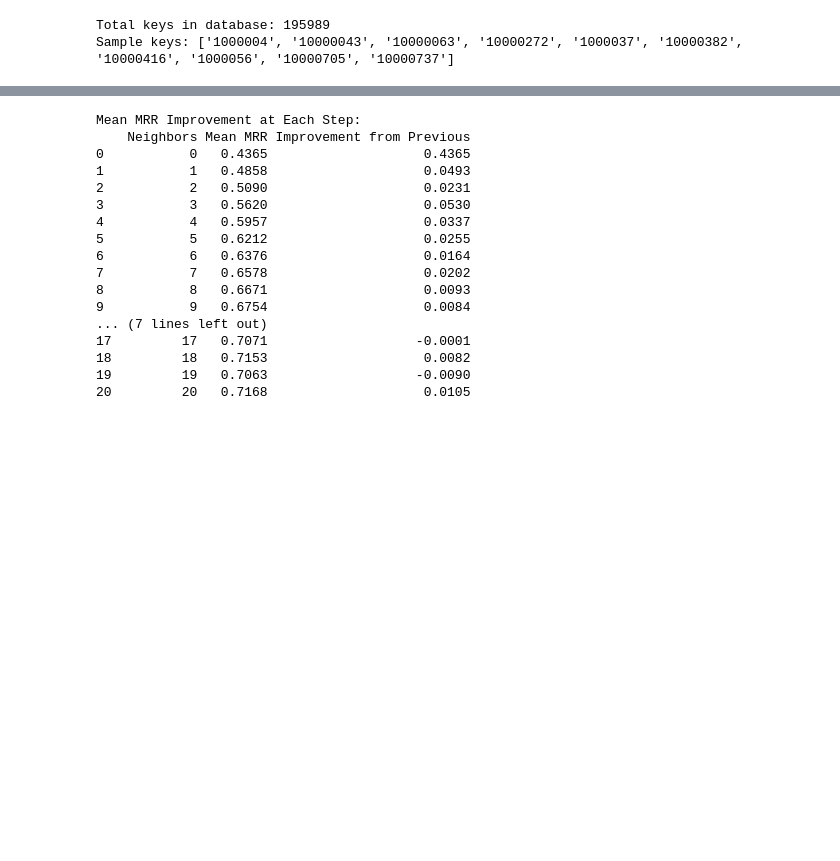
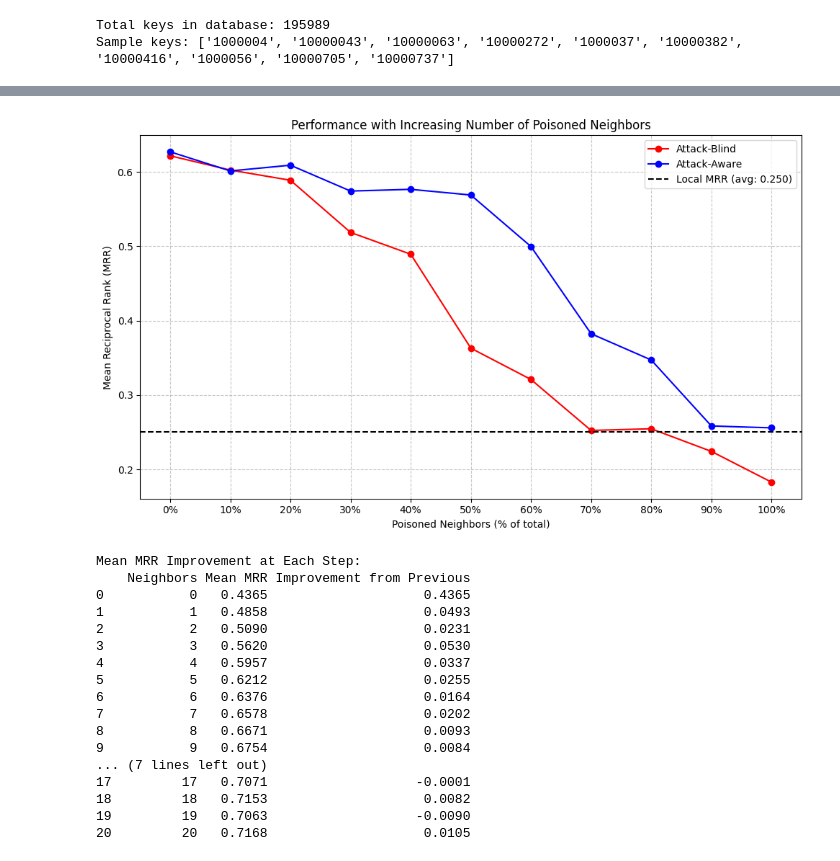
Before and after one commit to mg98/autonomos, a Jupyter notebook: notebook.ipynb, the cells around one changed output, grey strips where cells are left out. Saved outputs shown, nothing was run; the diff lists cells and outputs as text; code cells hidden in the pictures; blank space fills up the shorter version.

Commit message:
results and plotting

```diff
--- a/notebook.ipynb
+++ b/notebook.ipynb
@@ -918,3 +842,53 @@ plt.show()
+# %%
+import pandas as pd
+import matplotlib.pyplot as plt
+import numpy as np
+
+# Load the experiment results
+shapley_df = pd.read_csv('results/experiment_shapley.tsv', sep='\t', header=None)
+shapley_df = shapley_df.iloc[:100].reset_index(drop=True)
+
+
+# Extract columns
+user_ids = shapley_df[0]
+local_mrrs = shapley_df[1]
+attack_blind_mrrs = shapley_df.iloc[:, 2:13]  # Columns 2-12 (0 to 10 neighbors)
+attack_aware_mrrs = shapley_df.iloc[:, 13:24]  # Columns 13-23 (0 to 10 neighbors)
+
+# Calculate means for plotting
+mean_local_mrr = local_mrrs.mean()
+mean_attack_blind = attack_blind_mrrs.mean()
+mean_attack_aware = attack_aware_mrrs.mean()
+
+# Create x-axis values (0 to 10 neighbors with poisoning from 0% to 100%)
+x = np.arange(11)
+poison_percentages = [f"{i*10}%" for i in range(11)]
+
+# Create the plot
+plt.figure(figsize=(10, 6))
+
+# Plot attack-blind MRRs in red
+plt.plot(x, mean_attack_blind, 'ro-', label='Attack-Blind')
+
+# Plot attack-aware MRRs in blue
+plt.plot(x, mean_attack_aware, 'bo-', label='Attack-Aware')
+
+# Plot average local MRR as a dashed black line
+plt.axhline(y=mean_local_mrr, color='black', linestyle='--', label=f'Local MRR (avg: {mean_local_mrr:.3f})')
+
+# Add labels and title
+plt.xlabel('Poisoned Neighbors (% of total)')
+plt.ylabel('Mean Reciprocal Rank (MRR)')
+plt.title('Performance with Increasing Number of Poisoned Neighbors')
+plt.xticks(x, poison_percentages)
+plt.grid(True, linestyle='--', alpha=0.7)
+plt.legend()
+
+# Show the plot
+plt.tight_layout()
+plt.show()
+# %% [output]
+[figure, added]
 # %%
 # Calculate the improvement between consecutive steps
 improvements = [means[1]]
```
Also changed, not shown: parts of 6 cells of this notebook, 29 other files.
